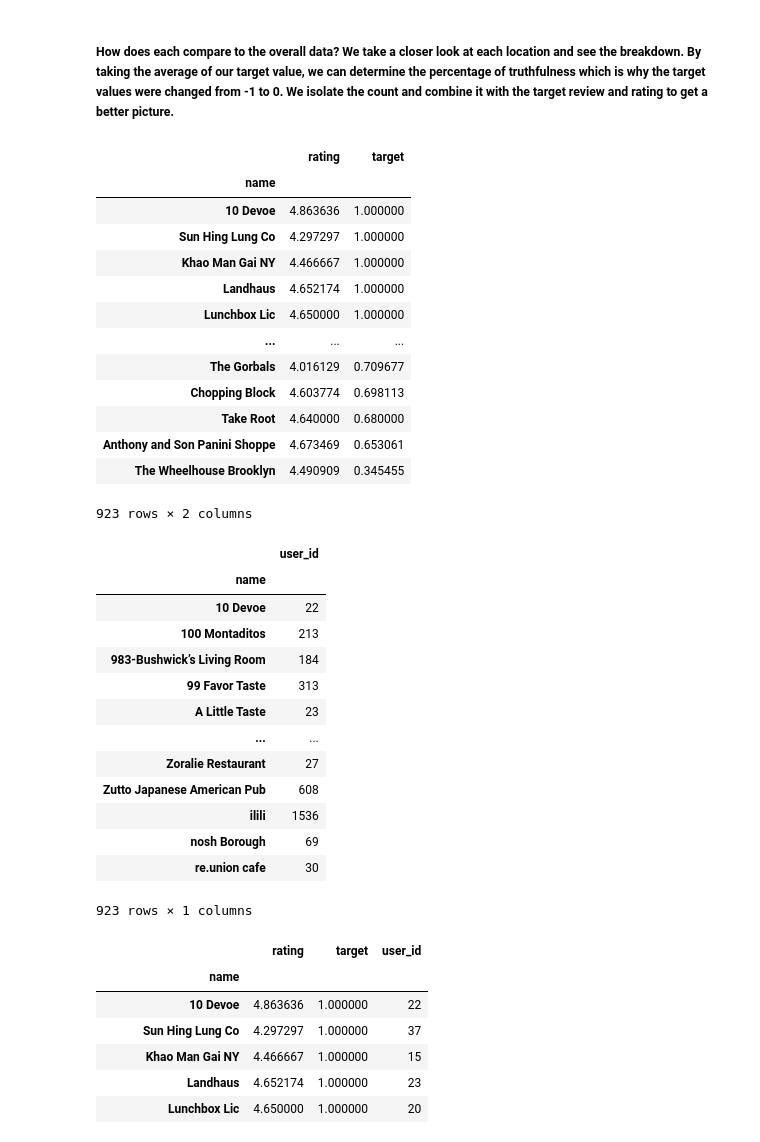
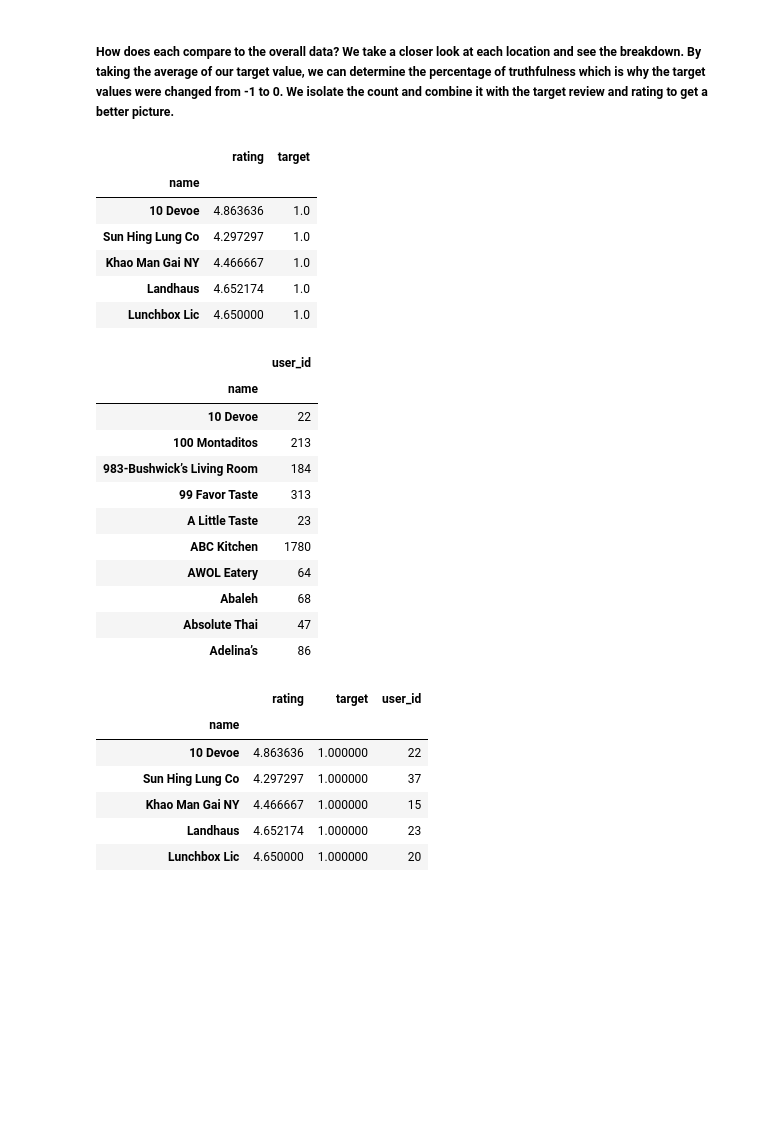
Before and after one commit to RedDragonfruit/Yelp_Near_Truth_Analysis, a Jupyter notebook: 01_EDA.ipynb, the cells around one changed output. Drawn from its saved outputs; the diff is of its cells as text; code cells hidden in the pictures; blank space fills up the shorter version.

```diff
--- a/01_EDA.ipynb
+++ b/01_EDA.ipynb
@@ -21,10 +24,6 @@ review_df = pd.read_csv('./Data/YelpNYC/reviewContent',delimiter = '\t',
 prod_df = pd.read_csv('./Data/YelpNYC/productIdMapping',delimiter = '\t',
                      names = ['name','prod_id']
                      )
-
-prod_df = pd.read_csv('./Data/YelpNYC/productIdMapping',delimiter = '\t',
-                     names = ['name','prod_id']
-                     )
 # %%
 #checking the contents of the metafile
 meta_df.head()
@@ -268,25 +267,18 @@ plt.xticks([0,1],labels, size = 20);
 ##### How does each compare to the overall data? We take a closer look at each location and see the breakdown. By taking the average of our target value, we can determine the percentage of truthfulness which is why the target values were changed from -1 to 0. We isolate the count and combine it with the target review and rating to get a better picture.
 # %%
 target_ratio = restaurants_df.groupby('name')[['rating','target']].mean().sort_values(by = 'target',ascending = False)
-target_ratio
+target_ratio.head()
 # %% [output]
 |  | rating | target |
 | name |  |  |
-| 10 Devoe | 4.863636 | 1.000000 |
-| Sun Hing Lung Co | 4.297297 | 1.000000 |
-| Khao Man Gai NY | 4.466667 | 1.000000 |
-| Landhaus | 4.652174 | 1.000000 |
-| Lunchbox Lic | 4.650000 | 1.000000 |
-| ... | ... | ... |
-| The Gorbals | 4.016129 | 0.709677 |
-| Chopping Block | 4.603774 | 0.698113 |
-| Take Root | 4.640000 | 0.680000 |
-| Anthony and Son Panini Shoppe | 4.673469 | 0.653061 |
-| The Wheelhouse Brooklyn | 4.490909 | 0.345455 |
+| 10 Devoe | 4.863636 | 1.0 |
+| Sun Hing Lung Co | 4.297297 | 1.0 |
+| Khao Man Gai NY | 4.466667 | 1.0 |
+| Landhaus | 4.652174 | 1.0 |
+| Lunchbox Lic | 4.650000 | 1.0 |
-923 rows × 2 columns
 # %%
 total_count = restaurants_df.groupby('name')['user_id'].count()
-total_count.to_frame()
+total_count.to_frame().head(10)
 # %% [output]
 |  | user_id |
 | name |  |
@@ -295,13 +287,11 @@ total_count.to_frame()
 | 983-Bushwick’s Living Room | 184 |
 | 99 Favor Taste | 313 |
 | A Little Taste | 23 |
-| ... | ... |
-| Zoralie Restaurant | 27 |
-| Zutto Japanese American Pub | 608 |
-| ilili | 1536 |
-| nosh Borough | 69 |
-| re.union cafe | 30 |
+| ABC Kitchen | 1780 |
+| AWOL Eatery | 64 |
+| Abaleh | 68 |
+| Absolute Thai | 47 |
+| Adelina’s | 86 |
-923 rows × 1 columns
 # %%
 truth_breakdown_df = target_ratio.merge(total_count,
                          how = 'inner',
```
Also changed, not shown: parts of 13 cells of this notebook, 2 other files.
